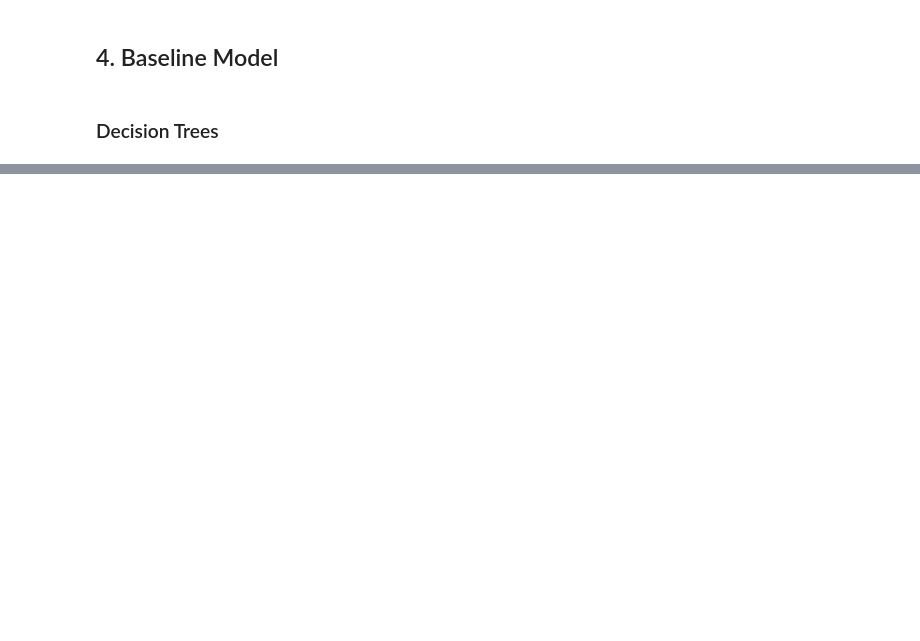
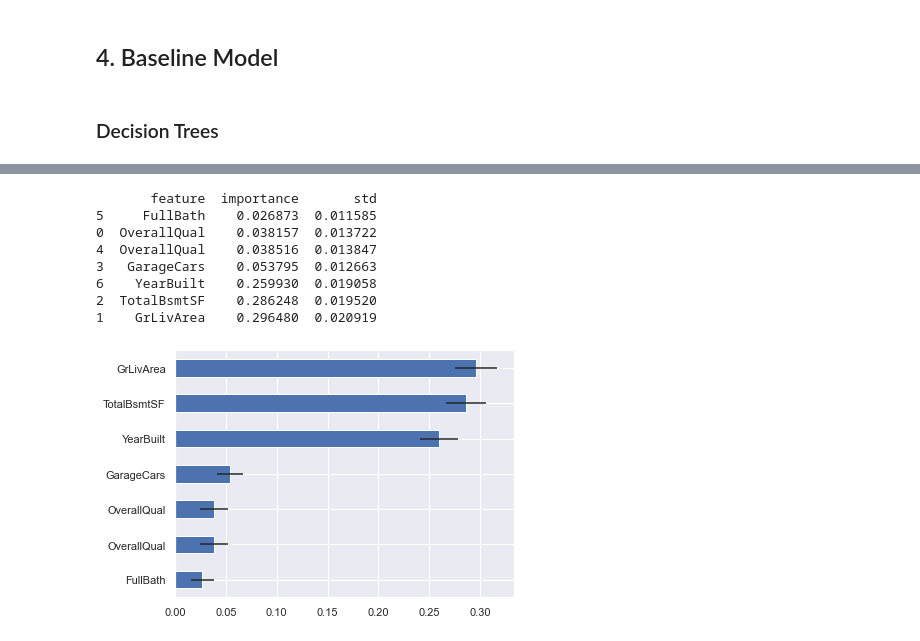
Before and after one commit to laurachan2020/data_mining, a Jupyter notebook: House Pricing.ipynb, the cells around one changed output, grey strips where cells are left out. Drawn from its saved outputs; the diff is of its cells as text; code cells hidden in the pictures; blank space fills up the shorter version.

```diff
--- a/House Pricing.ipynb
+++ b/House Pricing.ipynb
@@ -185,0 +279,26 @@ train_X, valid_X, train_y, valid_y = train_test_split(X, y, test_size=0.3, rando
+# %%
+from sklearn.ensemble import RandomForestClassifier
+rf = RandomForestClassifier(n_estimators=500, random_state=1)
+rf.fit(train_X, train_y)
+importances = rf.feature_importances_
+std = np.std([tree.feature_importances_ for tree in rf.estimators_], axis=0)
+
+df = pd.DataFrame({'feature': train_X.columns, 'importance': importances, 'std': std})
+df = df.sort_values('importance')
+print(df)
+
+ax = df.plot(kind='barh', xerr='std', x='feature', legend=False)
+ax.set_ylabel('')
+
+plt.tight_layout()
+plt.show()
+# %% [output]
+       feature  importance       std
+5     FullBath    0.026873  0.011585
+0  OverallQual    0.038157  0.013722
+4  OverallQual    0.038516  0.013847
+3   GarageCars    0.053795  0.012663
+6    YearBuilt    0.259930  0.019058
+2  TotalBsmtSF    0.286248  0.019520
+1    GrLivArea    0.296480  0.020919
+[figure, added]
```
Also changed, not shown: parts of 9 cells of this notebook.
